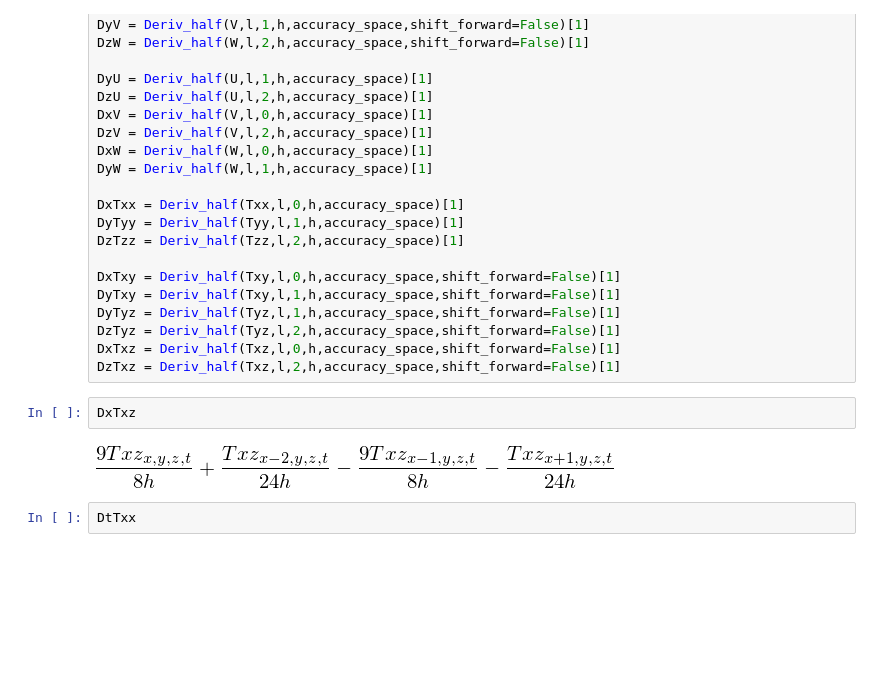
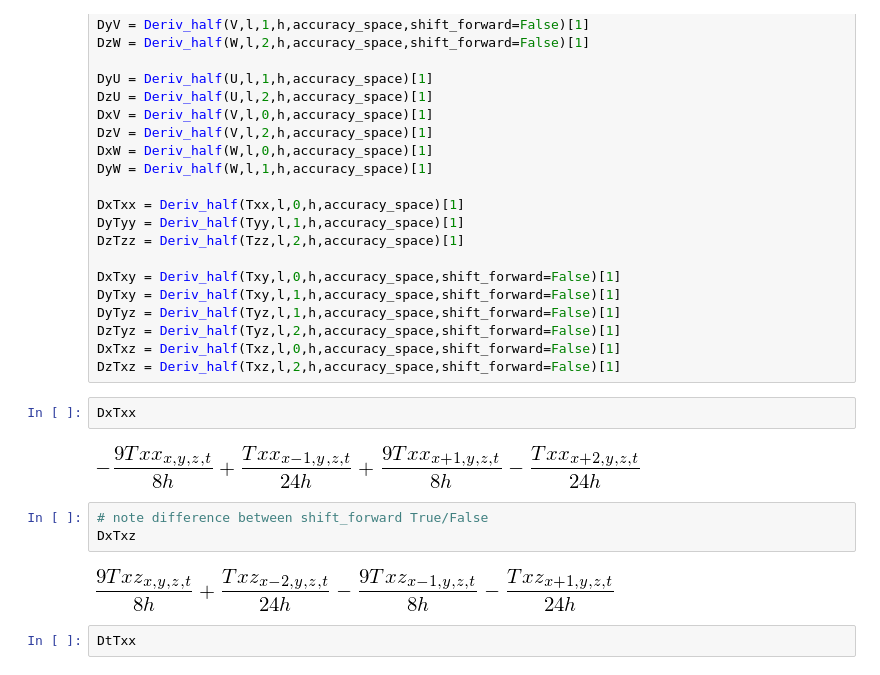
Before and after one commit to devitocodes/opesci-fd, a Jupyter notebook: codegen/demo_propagator.ipynb, the cells around one changed output. Drawn from its saved outputs; the diff is of its cells as text; blank space fills up the shorter version.

```diff
--- a/codegen/demo_propagator.ipynb
+++ b/codegen/demo_propagator.ipynb
@@ -55,10 +58,15 @@ DyTyz = Deriv_half(Tyz,l,1,h,accuracy_space,shift_forward=False)[1]
 DzTyz = Deriv_half(Tyz,l,2,h,accuracy_space,shift_forward=False)[1]
 DxTxz = Deriv_half(Txz,l,0,h,accuracy_space,shift_forward=False)[1]
 DzTxz = Deriv_half(Txz,l,2,h,accuracy_space,shift_forward=False)[1]
-# %%
-DxTxz
-# %% [output]
-[figure, removed]
+# %%
+DxTxx
+# %% [output]
+[figure, added]
+# %%
+# note difference between shift_forward True/False
+DxTxz
+# %% [output]
+[figure, added]
 # %%
 DtTxx
 # %% [output]
```
Also changed, not shown: parts of 12 cells of this notebook, 5 other files.
